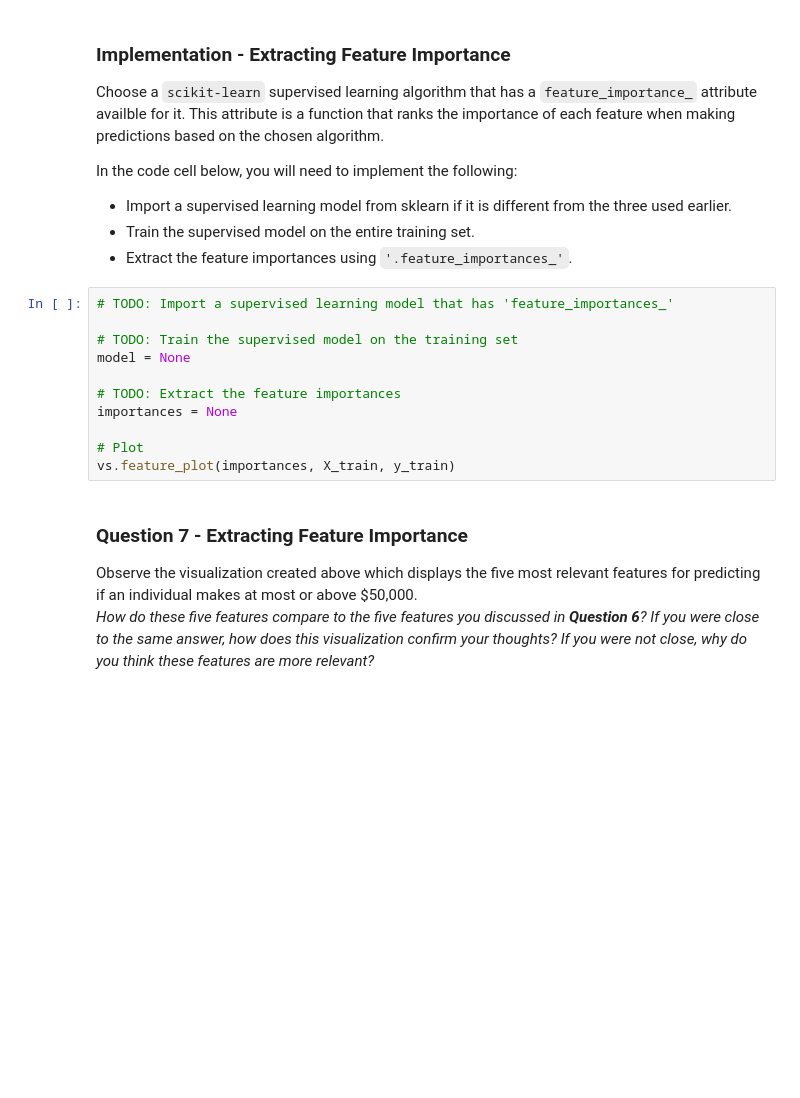
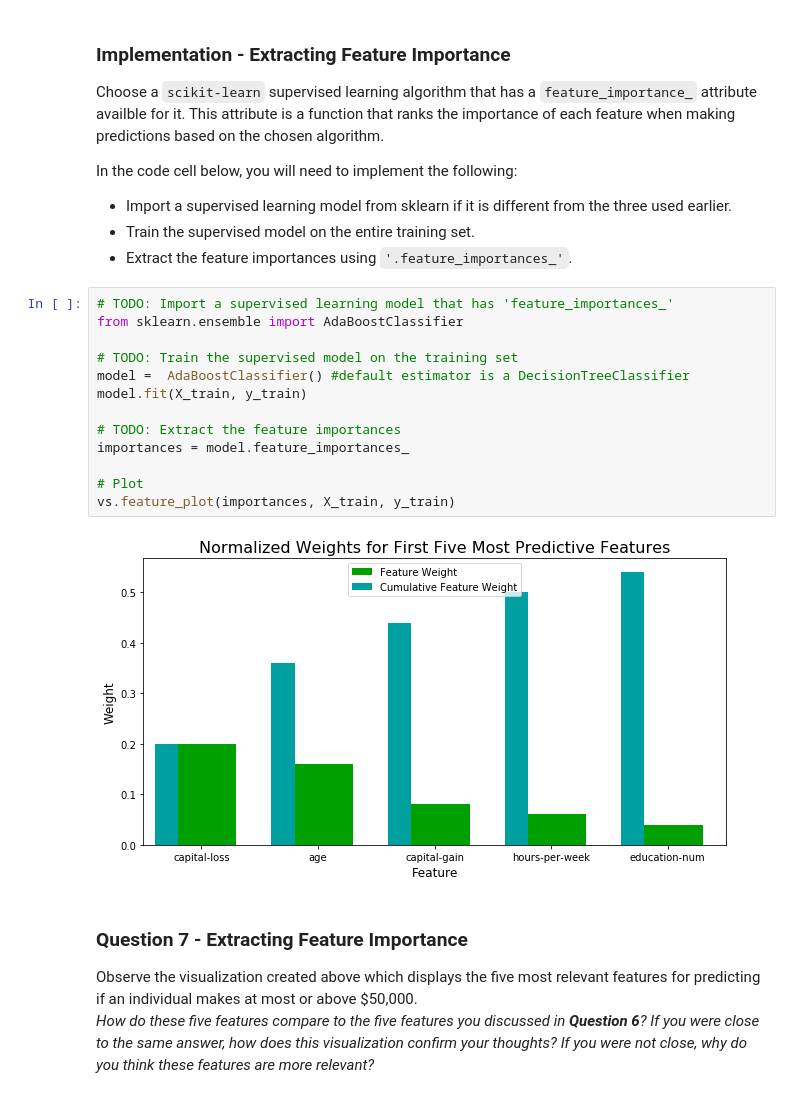
Before and after one commit to Grave/machine-learning, a Jupyter notebook: projects/finding_donors/finding_donors.ipynb, the cells around one changed output. Saved outputs shown, nothing was run; the diff lists cells and outputs as text; blank space fills up the shorter version.

```diff
--- a/projects/finding_donors/finding_donors.ipynb
+++ b/projects/finding_donors/finding_donors.ipynb
@@ -464,15 +518,19 @@ In the code cell below, you will need to implement the following:
  - Extract the feature importances using `'.feature_importances_'`.
 # %%
 # TODO: Import a supervised learning model that has 'feature_importances_'
+from sklearn.ensemble import AdaBoostClassifier
 
 # TODO: Train the supervised model on the training set
-model = None
+model =  AdaBoostClassifier() #default estimator is a DecisionTreeClassifier
+model.fit(X_train, y_train)
 
 # TODO: Extract the feature importances
-importances = None
+importances = model.feature_importances_
 
 # Plot
 vs.feature_plot(importances, X_train, y_train)
+# %% [output]
+[figure, added]
 # %% [markdown]
 ### Question 7 - Extracting Feature Importance
 
```
Also changed, not shown: parts of 26 cells of this notebook, 1 other file.
